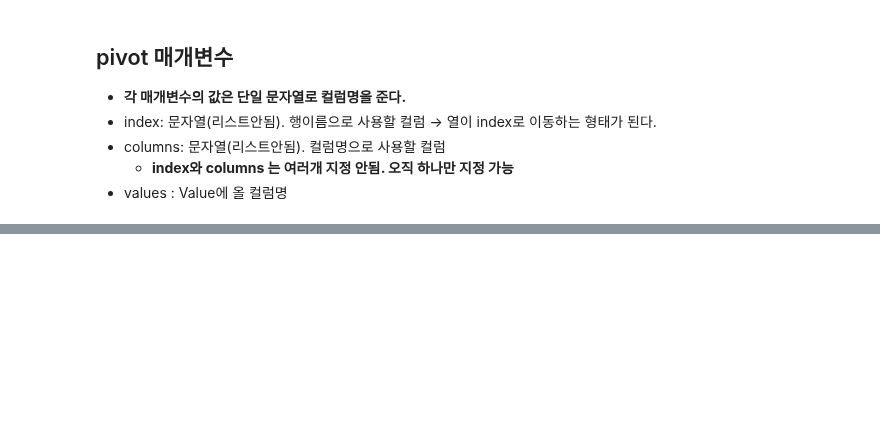
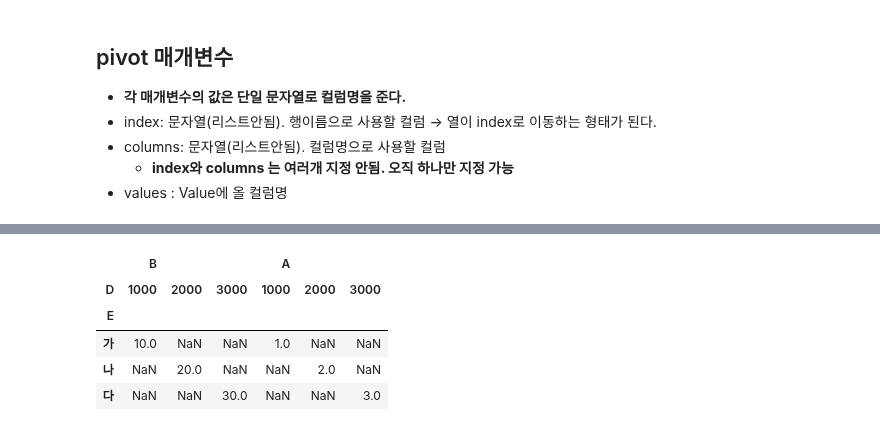
Before and after one commit to mein0121/Python_JupyterNotebook, a Jupyter notebook: 4.Pandas/06_DataFrame_재구조화.ipynb, the cells around one changed output, grey strips where cells are left out. Drawn from its saved outputs; the diff is of its cells as text; code cells hidden in the pictures; blank space fills up the shorter version.

```diff
--- a/4.Pandas/06_DataFrame_재구조화.ipynb
+++ b/4.Pandas/06_DataFrame_재구조화.ipynb
@@ -99,0 +412,10 @@ tidy data란 용어는 해들리 위컴이 분석이 용이한 형태로 구성
+# %%
+dic = {
+    'A':[1,2,3],
+    'B':[10,20,30],
+    'C':[100,200,300],
+    'D':[1000,2000,3000],
+    'E':['가','나','다']
+}
+df = pd.DataFrame(dic)
+df
@@ -99,0 +435,9 @@ tidy data란 용어는 해들리 위컴이 분석이 용이한 형태로 구성
+# %%
+df.pivot(index='E', columns='D', values=['B', 'A']) #지정되지 않은 컬럼들은 제거.
+# %% [output]
+|  | B |  |  | A |  |  |
+| D | 1000 | 2000 | 3000 | 1000 | 2000 | 3000 |
+| E |  |  |  |  |  |  |
+| 가 | 10.0 | NaN | NaN | 1.0 | NaN | NaN |
+| 나 | NaN | 20.0 | NaN | NaN | 2.0 | NaN |
+| 다 | NaN | NaN | 30.0 | NaN | NaN | 3.0 |
```
Also changed, not shown: parts of 31 cells of this notebook, 2 other files.
